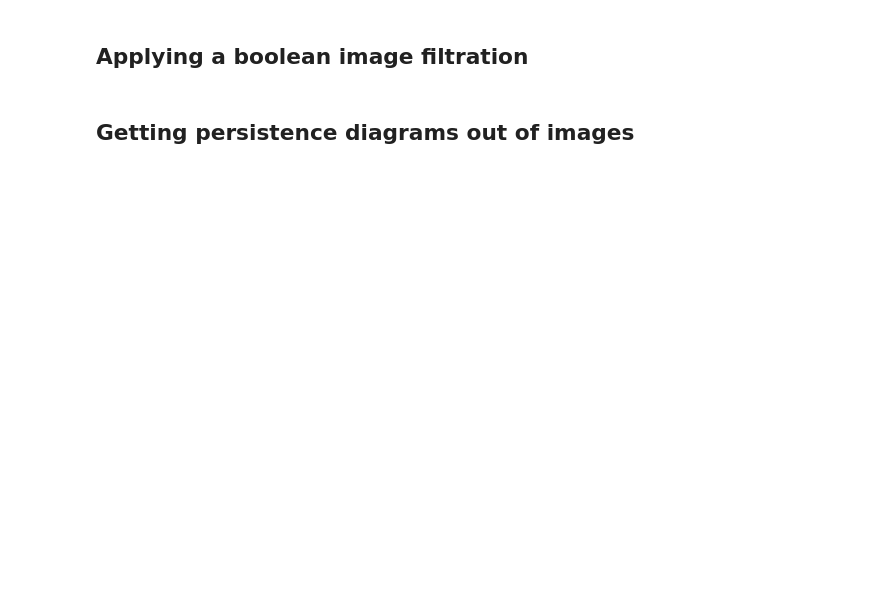
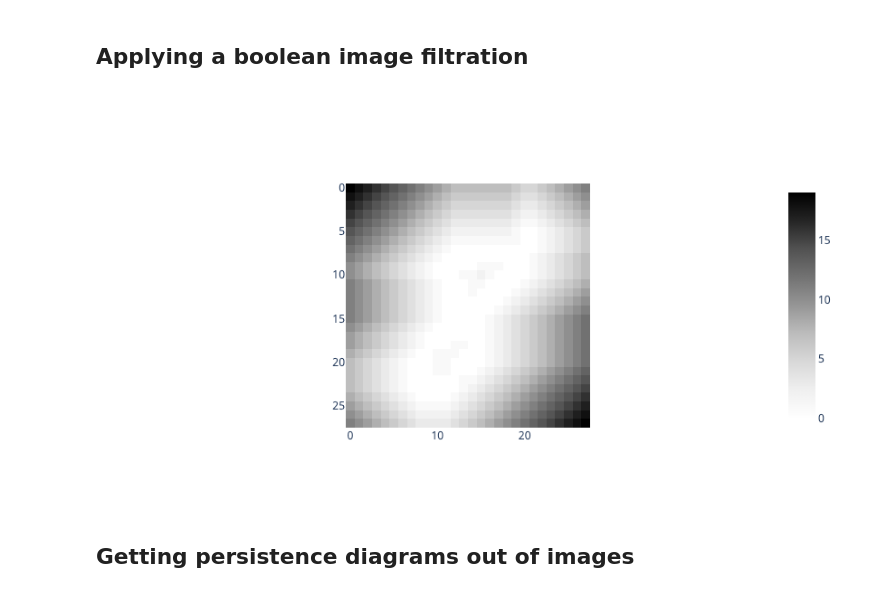
Before and after one commit to giotto-ai/giotto-tda, a Jupyter notebook: examples/MNIST_classification.ipynb, the cells around one changed output. Saved outputs shown, nothing was run; the diff lists cells and outputs as text; code cells hidden in the pictures; blank space fills up the shorter version.

```diff
--- a/examples/MNIST_classification.ipynb
+++ b/examples/MNIST_classification.ipynb
@@ -69,7 +133,9 @@ n_iterations = 28
 erosion_filtration = ErosionFiltration(n_iterations=n_iterations, n_jobs=-1)
 X_train_filtered = erosion_filtration.fit_transform(X_train_inverted)
 # %%
-plot_heatmap(X_train_filtered[1])
+plot_heatmap(X_train_filtered[image_idx])
+# %% [output]
+[figure, added]
 # %% [markdown]
 ## Getting persistence diagrams out of images
 # %%
```
Also changed, not shown: parts of 37 cells of this notebook, 1 other file.
